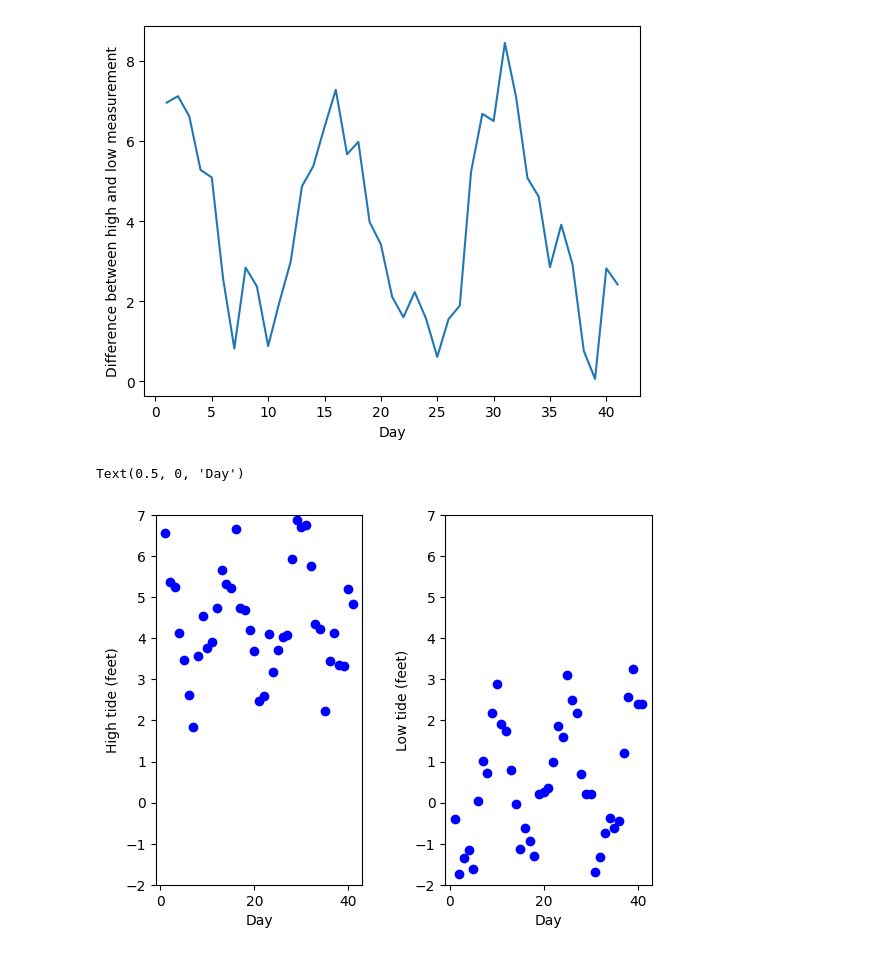
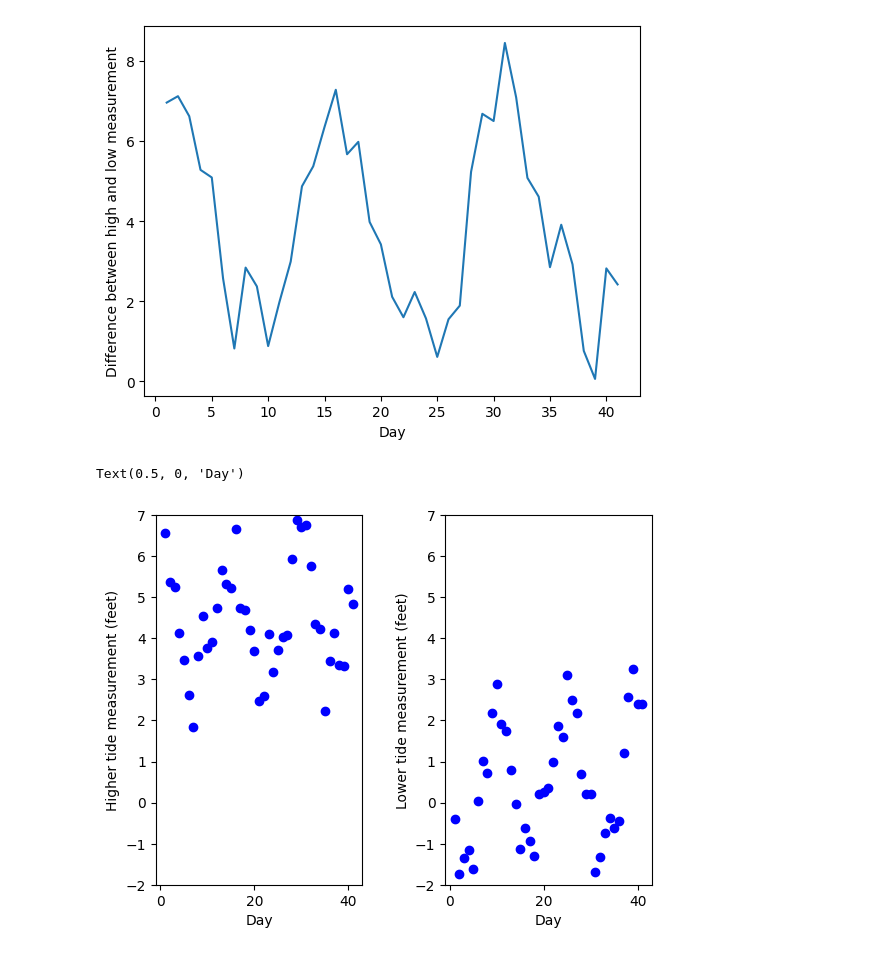
Before and after one commit to carburto/astr19_group_a9, a Jupyter notebook: group_project_data.ipynb, the cells around one changed output. Drawn from its saved outputs; the diff is of its cells as text; code cells hidden in the pictures.

```diff
--- a/group_project_data.ipynb
+++ b/group_project_data.ipynb
@@ -122,20 +134,20 @@ Text(0, 0.5, 'Difference between high and low measurement')
 # %%
 f, axarr = plt.subplots(1, 2)
 
 yhigh = data3['1']
 ylow = data3['2']
 
 axarr[0].plot(xday, yhigh, 'bo')
 axarr[1].plot(xday, ylow, 'bo')
 
 axarr[0].set_ylim([-2, 7])
 axarr[1].set_ylim([-2, 7])
 
-axarr[0].set_ylabel('High tide (feet)')
-axarr[1].set_ylabel('Low tide (feet)')
+axarr[0].set_ylabel('Higher tide measurement (feet)')
+axarr[1].set_ylabel('Lower tide measurement (feet)')
 f.subplots_adjust(wspace = 0.4)
 axarr[0].set_xlabel('Day')
 axarr[1].set_xlabel('Day')
 # %% [output]
 Text(0.5, 0, 'Day')
-[figure, old version]
+[figure, new version]
```
Also changed, not shown: parts of 5 cells of this notebook.
